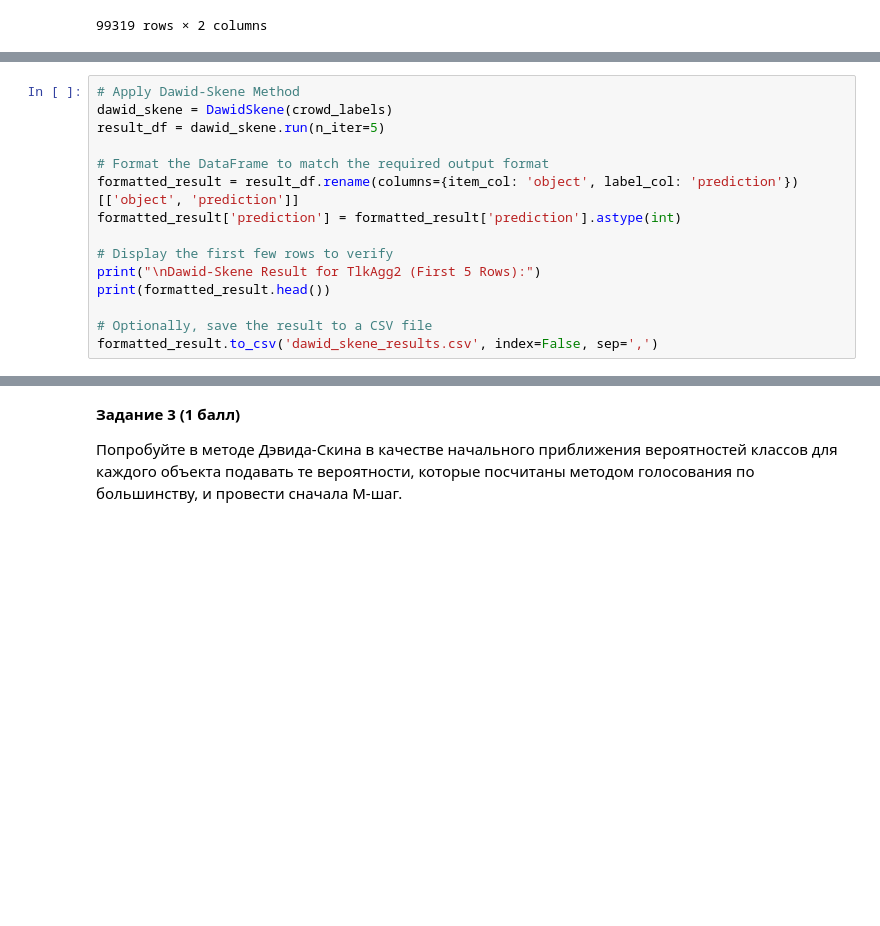
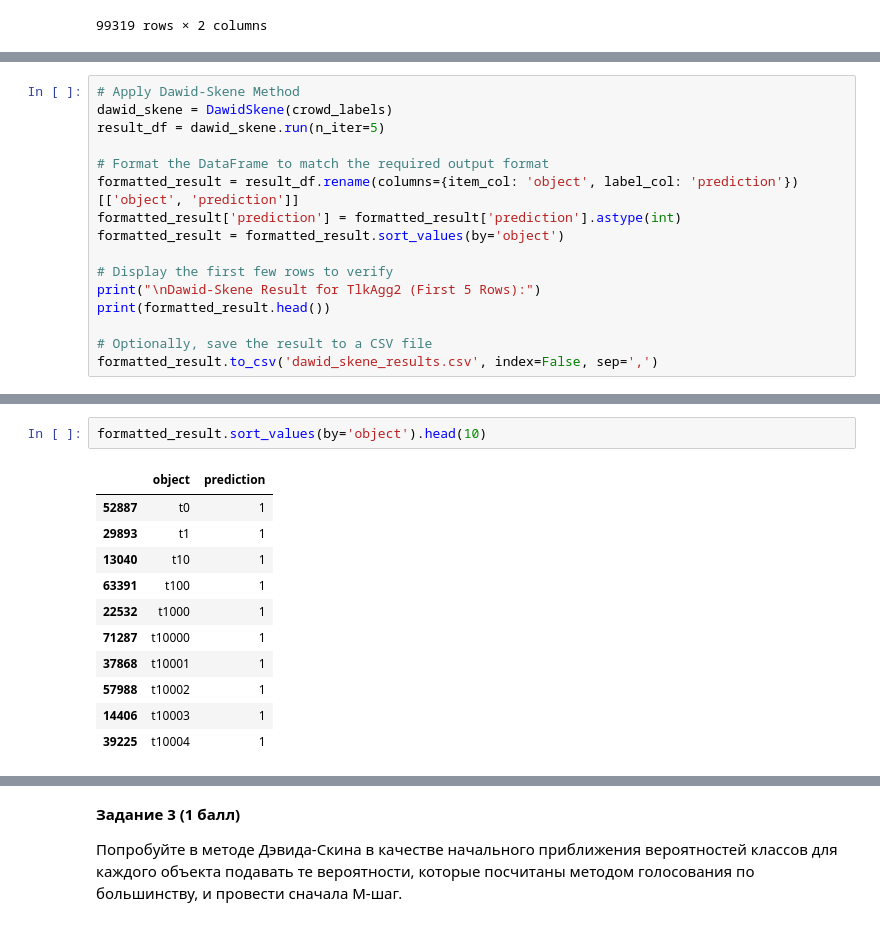
Before and after one commit to Rollcorn/deep-learning-practice, a Jupyter notebook: shad-hws/lab_7_EM_Cluster_AV-2.ipynb, the cells around one changed output, grey strips where cells are left out. Saved outputs shown, nothing was run; the diff lists cells and outputs as text; blank space fills up the shorter version.

```diff
--- a/shad-hws/lab_7_EM_Cluster_AV-2.ipynb
+++ b/shad-hws/lab_7_EM_Cluster_AV-2.ipynb
@@ -228,6 +255,7 @@ result_df = dawid_skene.run(n_iter=5)
 # Format the DataFrame to match the required output format
 formatted_result = result_df.rename(columns={item_col: 'object', label_col: 'prediction'})[['object', 'prediction']]
 formatted_result['prediction'] = formatted_result['prediction'].astype(int)
+formatted_result = formatted_result.sort_values(by='object')
 
 # Display the first few rows to verify
 print("\nDawid-Skene Result for TlkAgg2 (First 5 Rows):")
@@ -238,3 +274,17 @@ formatted_result.to_csv('dawid_skene_results.csv', index=False, sep=',')
+# %%
+formatted_result.sort_values(by='object').head(10)
+# %% [output]
+|  | object | prediction |
+| 52887 | t0 | 1 |
+| 29893 | t1 | 1 |
+| 13040 | t10 | 1 |
+| 63391 | t100 | 1 |
+| 22532 | t1000 | 1 |
+| 71287 | t10000 | 1 |
+| 37868 | t10001 | 1 |
+| 57988 | t10002 | 1 |
+| 14406 | t10003 | 1 |
+| 39225 | t10004 | 1 |
 # %%
 
 def majority_vote_agg5(df: pd.DataFrame) -> pd.DataFrame:
```
Also changed, not shown: parts of 12 cells of this notebook, 3 other files.
